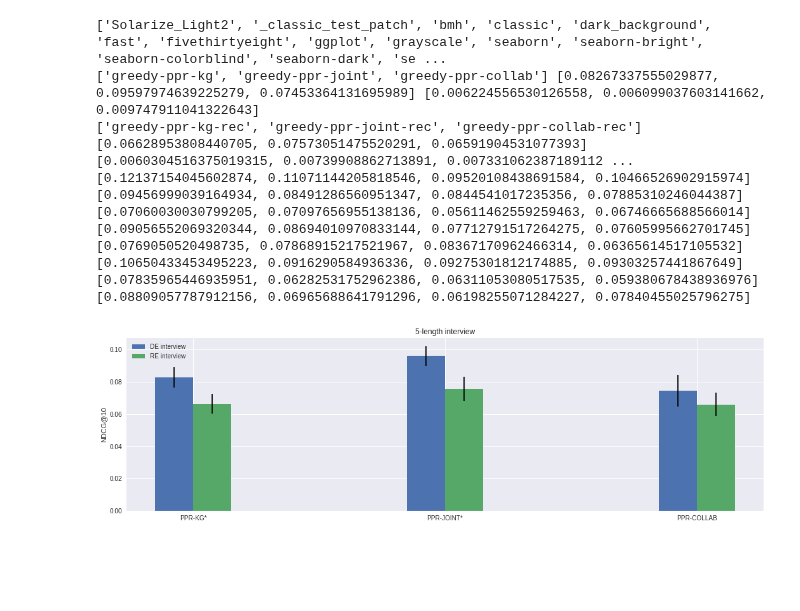
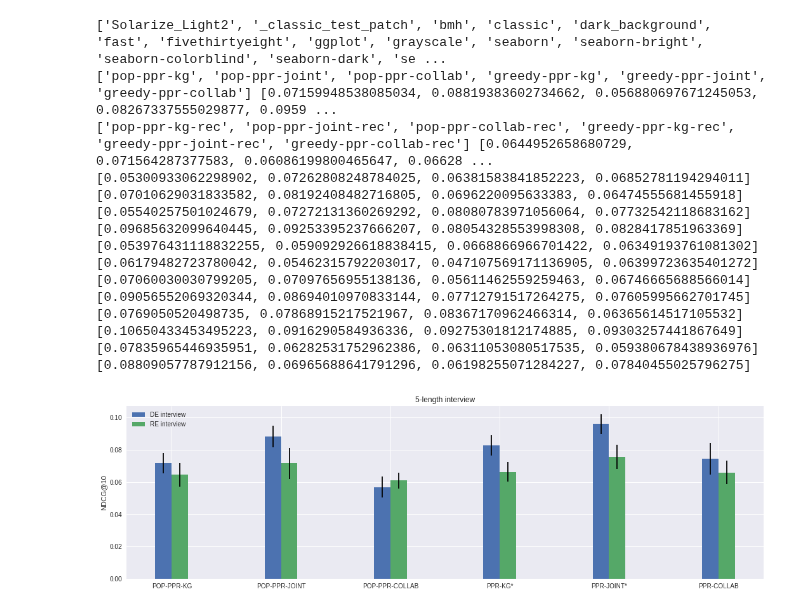
Before and after one commit to MI-911/cold-start-framework, a Jupyter notebook: tools/analysis/results/re_vs_de_performance.ipynb, the cells around one changed output. Drawn from its saved outputs; the diff is of its cells as text; code cells hidden in the pictures; blank space fills up the shorter version.

```diff
--- a/tools/analysis/results/re_vs_de_performance.ipynb
+++ b/tools/analysis/results/re_vs_de_performance.ipynb
@@ -14,7 +14,7 @@ n_questions = 5
 significance_level = 0.05
 
 #data = get(f'https://mindreader.tech/spectate/results/170k_equal_20/{metric}/{cutoff}').json()
-data = get(f'http://localhost:5000/spectate/results/test_equal/{metric}/{cutoff}').json()
+data = get(f'http://localhost:5000/spectate/results/equal/{metric}/{cutoff}').json()
 
 models = sorted([key for key in data.keys() if key.endswith('-rec')], reverse=True)
 
@@ -31,9 +31,6 @@ for idx, (label, to_replace) in enumerate([('DE interview', '-rec'), ('RE interv
 
     print(x, y, y_std)
     ax.bar(ind + idx * width, y, yerr=y_std, width=width, label=label)
-
-print(data['greedy-ppr-joint'][9])
-print(data['greedy-ppr-joint-rec'][9])
 
 def get_postfix(model):
     re_data = f'{model}-rec'
@@ -45,35 +42,39 @@ def get_postfix(model):
 
     print(re)
     print(de)
 
     t, p_value = ttest_rel(re, de)
     if p_value <= significance_level:
         return '*'
 
     return ''
 
 # add statistical significance
 models = [model.replace('-rec', '') for model in models]
 models = [model.replace('greedy-', '').upper() + get_postfix(model) for model in models]
 
 
 ax.set_xticks(ind + width / 2)
 ax.set_xticklabels([model.replace('-rec', '').replace('greedy-', '').upper() for model in models])
 plt.ylabel(f'{metric.upper()}@{cutoff}')
 plt.title(f'{n_questions}-length interview')
 plt.legend(loc='upper left')
 plt.savefig('re_vs_de.pdf', bbox_inches='tight')
 plt.show()
 # %% [output]
 ['Solarize_Light2', '_classic_test_patch', 'bmh', 'classic', 'dark_background', 'fast', 'fivethirtyeight', 'ggplot', 'grayscale', 'seaborn', 'seaborn-bright', 'seaborn-colorblind', 'seaborn-dark', 'se ...
-['greedy-ppr-kg', 'greedy-ppr-joint', 'greedy-ppr-collab'] [0.08267337555029877, 0.09597974639225279, 0.07453364131695989] [0.006224556530126558, 0.006099037603141662, 0.009747911041322643]
-['greedy-ppr-kg-rec', 'greedy-ppr-joint-rec', 'greedy-ppr-collab-rec'] [0.06628953808440705, 0.07573051475520291, 0.06591904531077393] [0.0060304516375019315, 0.00739908862713891, 0.007331062387189112 ...
-[0.12137154045602874, 0.11071144205818546, 0.09520108438691584, 0.10466526902915974]
-[0.09456999039164934, 0.08491286560951347, 0.0844541017235356, 0.07885310246044387]
+['pop-ppr-kg', 'pop-ppr-joint', 'pop-ppr-collab', 'greedy-ppr-kg', 'greedy-ppr-joint', 'greedy-ppr-collab'] [0.07159948538085034, 0.08819383602734662, 0.056880697671245053, 0.08267337555029877, 0.0959 ...
+['pop-ppr-kg-rec', 'pop-ppr-joint-rec', 'pop-ppr-collab-rec', 'greedy-ppr-kg-rec', 'greedy-ppr-joint-rec', 'greedy-ppr-collab-rec'] [0.0644952658680729, 0.071564287377583, 0.06086199800465647, 0.06628 ...
+[0.05300933062298902, 0.07262808248784025, 0.06381583841852223, 0.06852781194294011]
+[0.07010629031833582, 0.08192408482716805, 0.0696220095633383, 0.06474555681455918]
+[0.05540257501024679, 0.07272131360269292, 0.08080783971056064, 0.07732542118683162]
+[0.09685632099640445, 0.09253395237666207, 0.08054328553998308, 0.0828417851963369]
+[0.053976431118832255, 0.059092926618838415, 0.0668866966701422, 0.06349193761081302]
+[0.06179482723780042, 0.05462315792203017, 0.047107569171136905, 0.06399723635401272]
 [0.07060030030799205, 0.07097656955138136, 0.05611462559259463, 0.06746665688566014]
 [0.09056552069320344, 0.08694010970833144, 0.07712791517264275, 0.07605995662701745]
 [0.0769050520498735, 0.07868915217521967, 0.08367170962466314, 0.06365614517105532]
 [0.10650433453495223, 0.0916290584936336, 0.09275301812174885, 0.09303257441867649]
 [0.07835965446935951, 0.06282531752962386, 0.06311053080517535, 0.059380678438936976]
 [0.08809057787912156, 0.06965688641791296, 0.06198255071284227, 0.07840455025796275]
-[figure, old version]
+[figure, new version]
```
Also changed, not shown: 6 other files.
